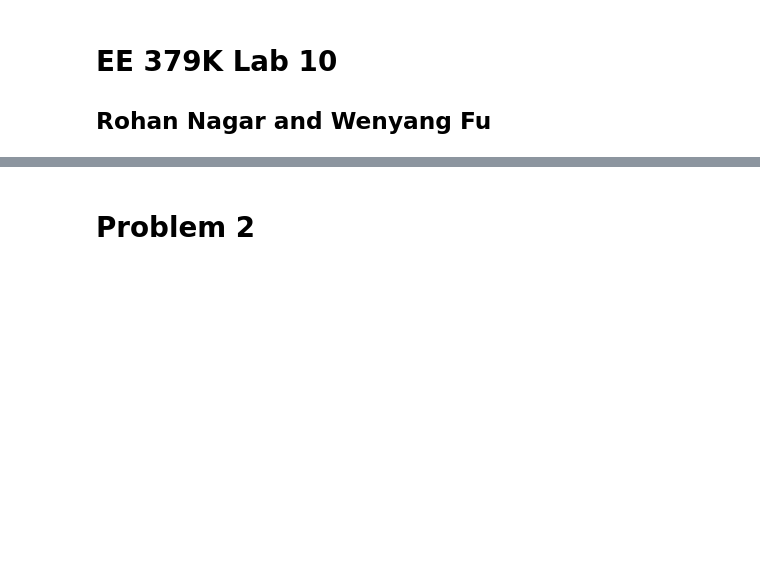
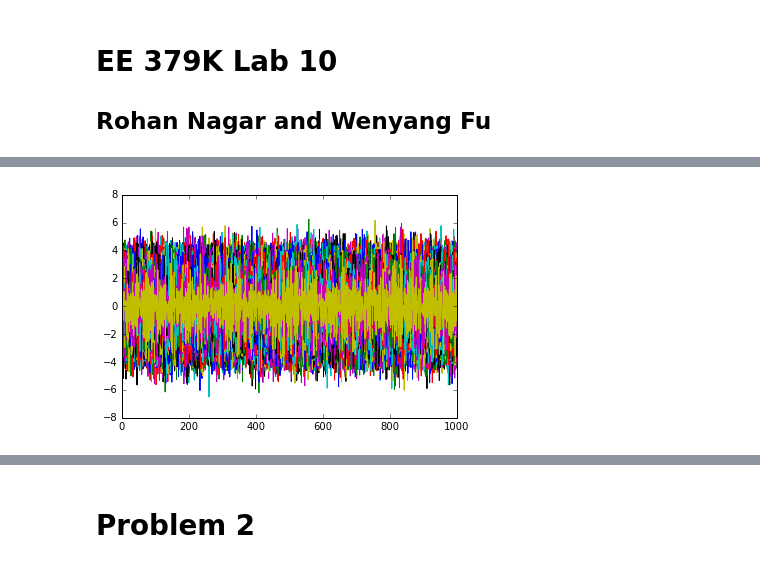
Before and after one commit to RohanNagar/datasciencelab-utaustin, a Jupyter notebook: lab10/lab10.ipynb, the cells around one changed output, grey strips where cells are left out. Cells and saved outputs as stored; diff of their text form; code cells hidden in the pictures; blank space fills up the shorter version.

```diff
--- a/lab10/lab10.ipynb
+++ b/lab10/lab10.ipynb
@@ -4,0 +41,5 @@
+# %%
+# Plot 1000 trajectories with the same initial conditions
+trajectories = [ar() for _ in range(1000)]
+# %% [output]
+[figure, added]
```
Also changed, not shown: parts of 41 cells of this notebook.
